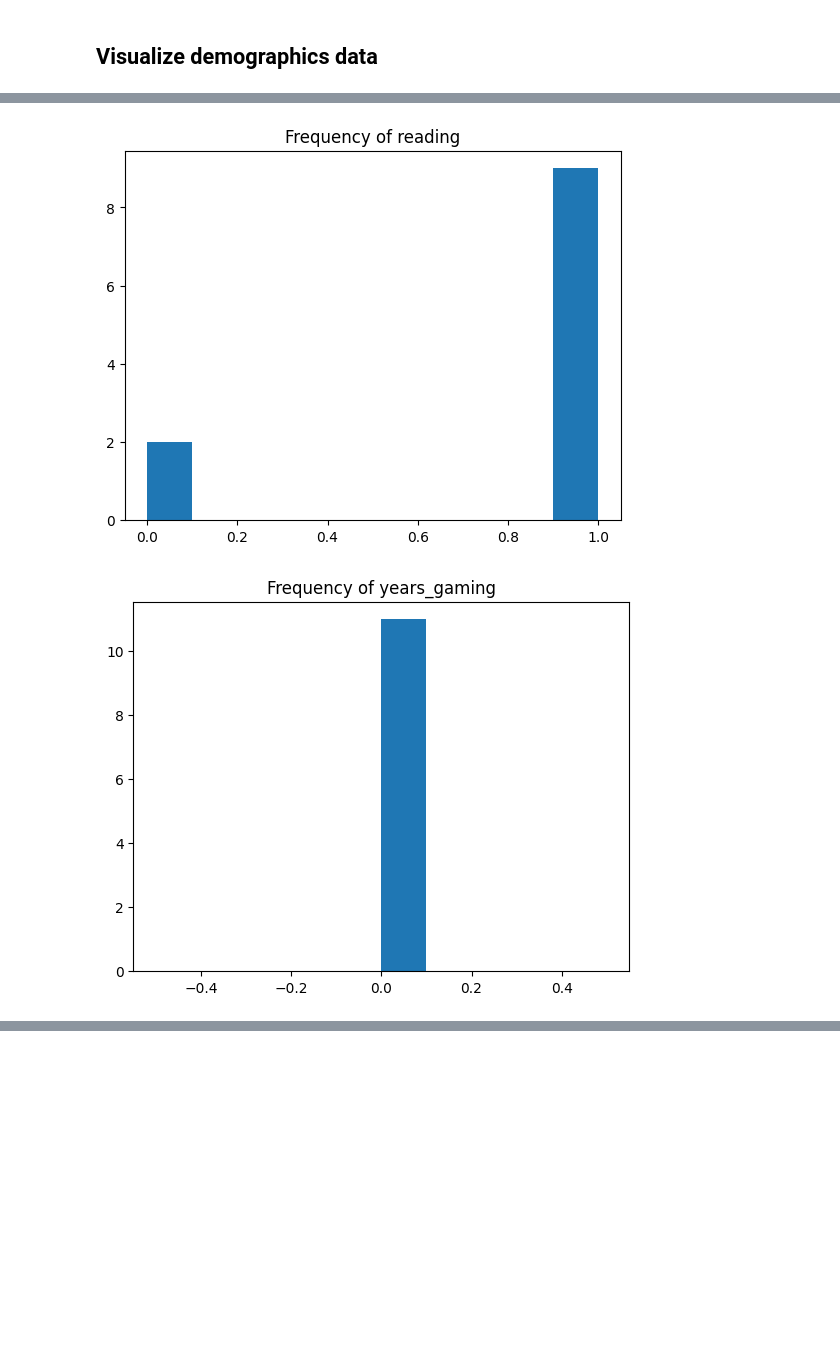
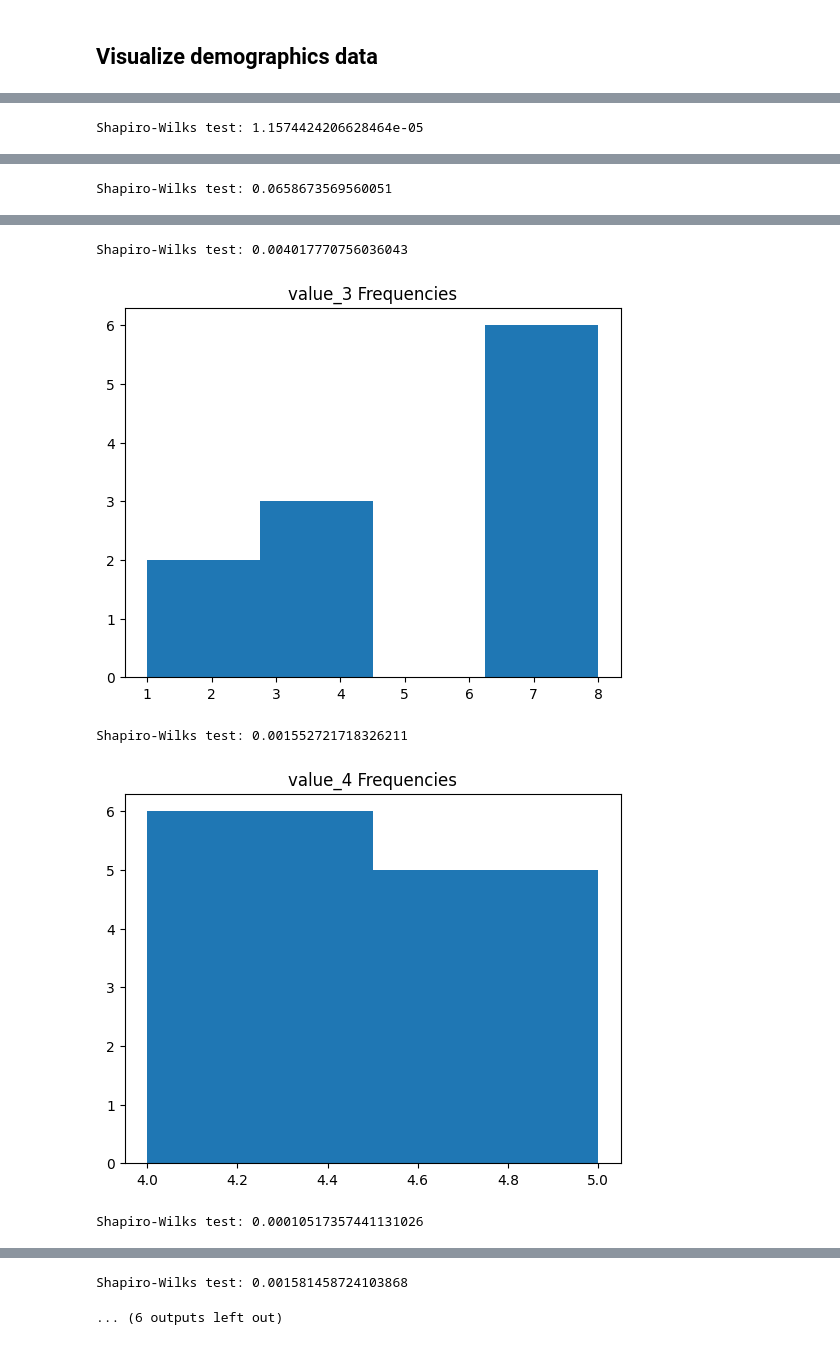
Before and after one commit to movinglinguini/Carambola-Analysis, a Jupyter notebook: summer-2023/phase-1-analysis.ipynb, the cells around one changed output, grey strips where cells are left out. Drawn from its saved outputs; the diff is of its cells as text; code cells hidden in the pictures; blank space fills up the shorter version.

Commit message:
correlation tests

```diff
--- a/summer-2023/phase-1-analysis.ipynb
+++ b/summer-2023/phase-1-analysis.ipynb
@@ -26,18 +85,19 @@ data_df.head()
 # %%
-columns = ['age', 'gender', 'education', 'reading', 'years_gaming', 'gaming_per_week', 'familiarity']
+value_assignment_columns = [ f'value_{i}' for i in range(9) ]
 
-for col in columns:
+for idx, col in enumerate(value_assignment_columns):
     # get the column from the df
     column_s = data_df[col]
     if not column_s.dtype == 'int64':
         continue
-    # index nominal and ordinal data
     # visualize with histogram
     figure = plt.figure()
     counts, bins = np.histogram(column_s)
-    plt.hist(column_s)
+    plt.hist(column_s, bins=len(set(column_s)))
 
-    plt.title(f'Frequency of {col}')
+    plt.title(f'{col} Frequencies')
     plt.show()
     # shapiro wilk test for normality
+    res = shapiro(column_s)
+    print(f'Shapiro-Wilks test: {res.pvalue}')
 # %% [output]
@@ -44,0 +105 @@ for col in columns:
+Shapiro-Wilks test: 1.1574424206628464e-05
@@ -45,0 +107 @@ for col in columns:
+Shapiro-Wilks test: 0.0658673569560051
@@ -47,2 +109,5 @@ for col in columns:
+Shapiro-Wilks test: 0.004017770756036043
-[figure, old version]
+[figure, new version]
+Shapiro-Wilks test: 0.001552721718326211
-[figure, old version]
+[figure, new version]
+Shapiro-Wilks test: 0.00010517357441131026
@@ -50,0 +115,2 @@ for col in columns:
+Shapiro-Wilks test: 0.001581458724103868
+... (6 outputs left out)
```
Also changed, not shown: parts of 8 cells of this notebook.
